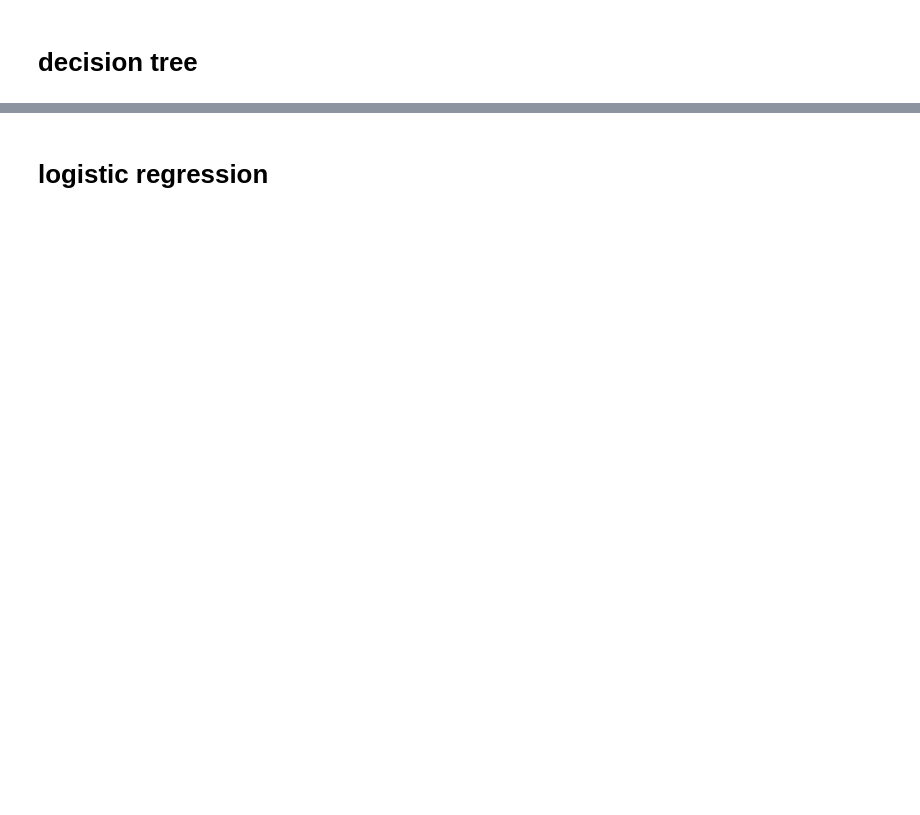
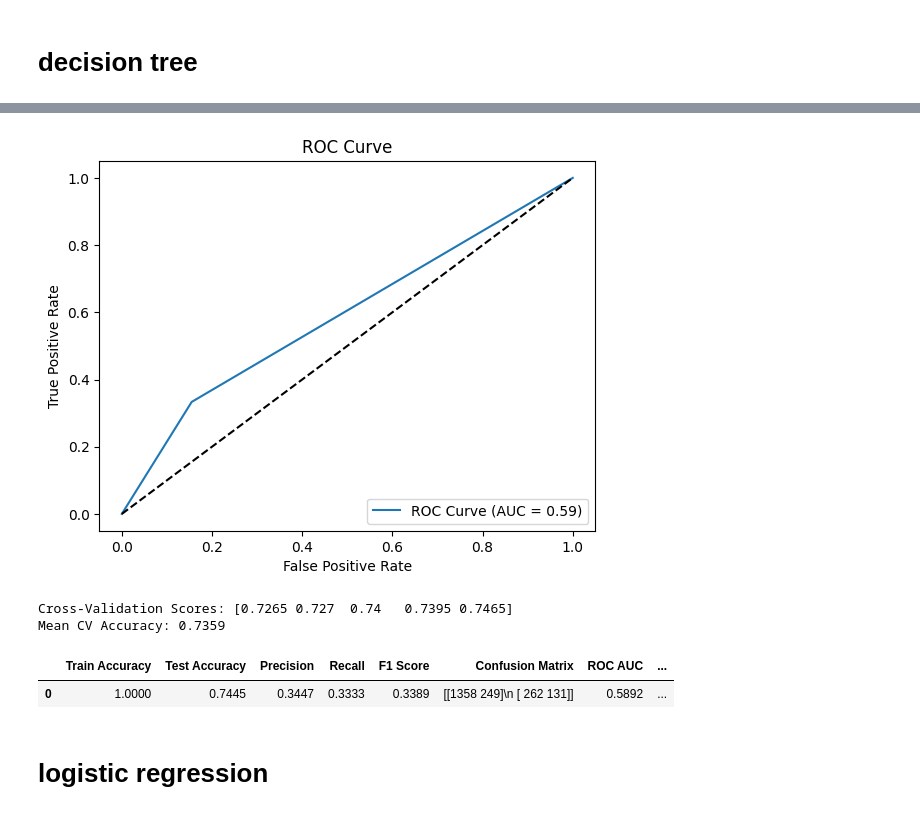
Before and after one commit to coconutkim/project_churn, a Jupyter notebook: real8.ipynb, the cells around one changed output, grey strips where cells are left out. Cells and saved outputs as stored; diff of their text form; code cells hidden in the pictures; blank space fills up the shorter version.

```diff
--- a/real8.ipynb
+++ b/real8.ipynb
@@ -203,0 +272,71 @@ test accuracy:0.7445
+# %%
+import numpy as np
+from sklearn.tree import DecisionTreeClassifier
+from sklearn.metrics import accuracy_score, classification_report, confusion_matrix
+
+dt = DecisionTreeClassifier(random_state=42)
+
+dt.fit(x_train,y_train)
+
+y_train_pred = dt.predict(x_train)
+print(f'train accuracy:{accuracy_score(y_train,y_train_pred):.4f}')
+
+y_test_pred = dt.predict(x_test)
+print(f'test accuracy:{accuracy_score(y_test,y_test_pred):.4f}')
+
+# ======================================================================================
+
+y_pred_proba = dt.predict_proba(x_test)[:, 1]  # ROC 곡선과 AUC를 위한 확률 예측값
+
+# 1. 정밀도 (Precision)
+precision = precision_score(y_test, y_test_pred)
+print(f'Precision: {precision:.4f}')
+
+# 2. 재현율 (Recall)
+recall = recall_score(y_test, y_test_pred)
+print(f'Recall: {recall:.4f}')
+
+# 3. F1 점수
+f1 = f1_score(y_test, y_test_pred)
+print(f'F1 Score: {f1:.4f}')
+
+# 4. 혼동 행렬 (Confusion Matrix)
+cm = confusion_matrix(y_test, y_test_pred)
+print(f'Confusion Matrix:\n{cm}')
+
+# 5. ROC 곡선과 AUC
+fpr, tpr, thresholds = roc_curve(y_test, y_pred_proba)
+auc = roc_auc_score(y_test, y_pred_proba)
+print(f'ROC AUC: {auc:.4f}')
+
+# ROC(Receiver Operating Characteristic) 곡선 플롯
+plt.figure()
+plt.plot(fpr, tpr, label=f'ROC Curve (AUC = {auc:.2f})')
+plt.plot([0, 1], [0, 1], 'k--')  # 대각선 기준선
+plt.xlabel('False Positive Rate')
+plt.ylabel('True Positive Rate')
+plt.title('ROC Curve')
+plt.legend(loc='lower right')
+plt.show()
+
+# 6. 교차 검증 (Cross Validation, Stratified KFold 사용)
+cv = StratifiedKFold(n_splits=5)
+cross_val_scores = cross_val_score(dt, x, y, cv=cv, scoring='accuracy')
+print(f'Cross-Validation Scores: {cross_val_scores}')
+print(f'Mean CV Accuracy: {cross_val_scores.mean():.4f}')
+
+# 모델 평가 결과로 데이터 프레임 만들기
+data3 = {
+    'Train Accuracy':[f'{accuracy_score(y_train,y_train_pred):.4f}'],
+    'Test Accuracy':[f'{accuracy_score(y_test,y_test_pred):.4f}'],
+    'Precision':[f'{precision:.4f}'],
+    'Recall':[f'{recall:.4f}'],
+    'F1 Score':[f'{f1:.4f}'],
+    'Confusion Matrix':[f'{cm}'],
+    'ROC AUC':[f'{auc:.4f}'],
+    'Cross-Validation Scores':[f'{cross_val_scores}'],
+    'Mean CV Accuracy':[f'{cross_val_scores.mean():.4f}']
+}
+
+df_dt = pd.DataFrame(data3)
+# %% [output]
@@ -203,0 +352,8 @@ test accuracy:0.7445
+[figure, added]
+Cross-Validation Scores: [0.7265 0.727  0.74   0.7395 0.7465]
+Mean CV Accuracy: 0.7359
+# %%
+df_dt
+# %% [output]
+|  | Train Accuracy | Test Accuracy | Precision | Recall | F1 Score | Confusion Matrix | ROC AUC | ... |
+| 0 | 1.0000 | 0.7445 | 0.3447 | 0.3333 | 0.3389 | [[1358 249]\n [ 262 131]] | 0.5892 | ... |
```
Also changed, not shown: parts of 30 cells of this notebook, 1 other file.
